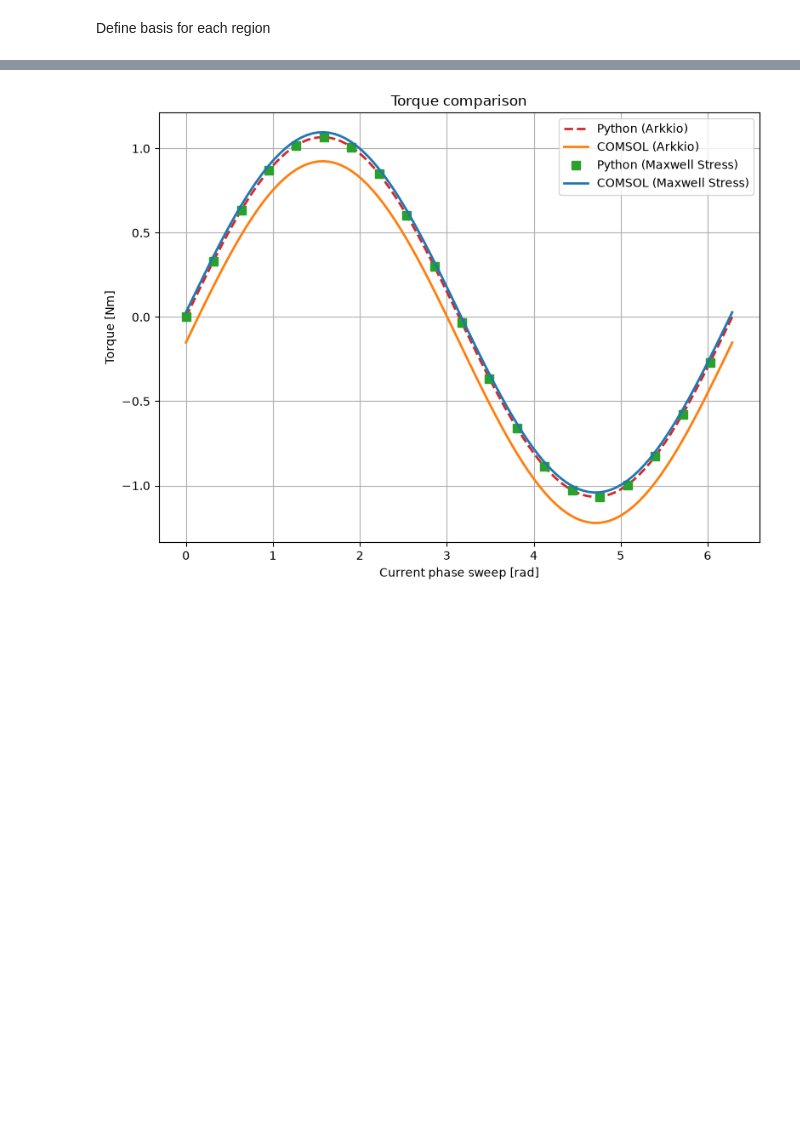
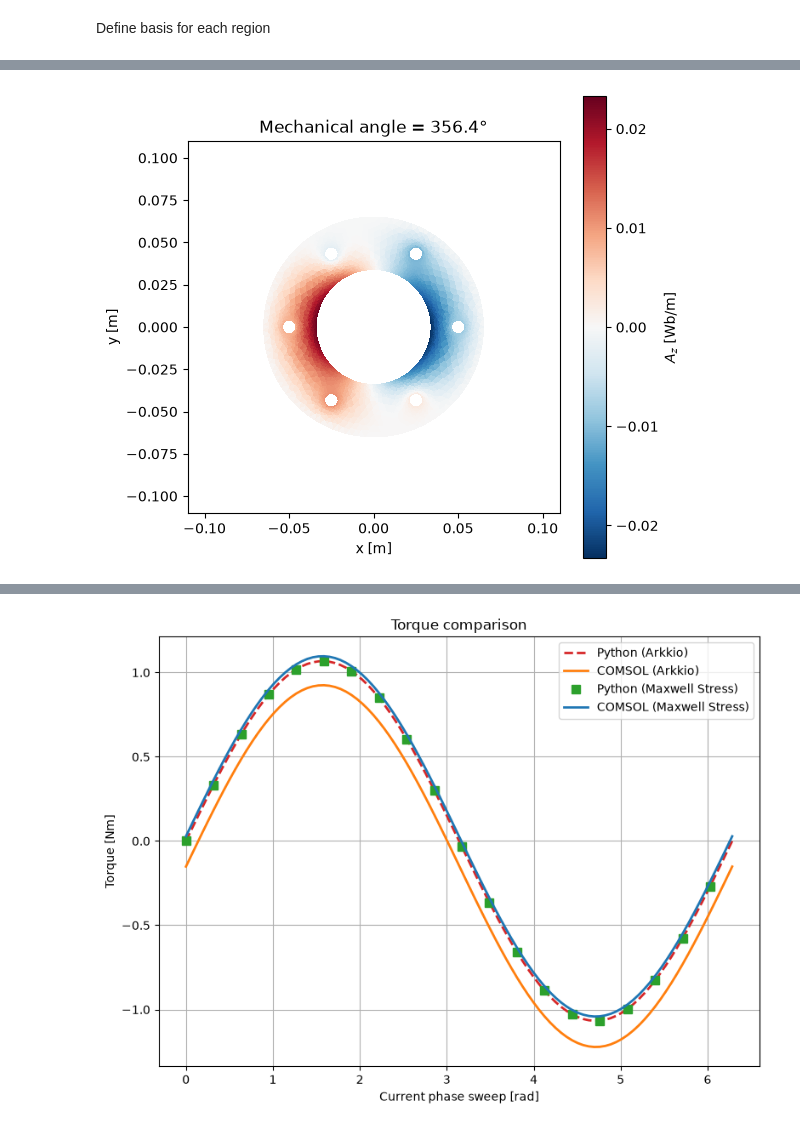
Before and after one commit to VerttiAalto100/computational-electromagnetics, a Jupyter notebook: pmsm-torque-evaluation/pmsm_2d.ipynb, the cells around one changed output, grey strips where cells are left out. Saved outputs shown, nothing was run; the diff lists cells and outputs as text; code cells hidden in the pictures; blank space fills up the shorter version.

```diff
--- a/pmsm-torque-evaluation/pmsm_2d.ipynb
+++ b/pmsm-torque-evaluation/pmsm_2d.ipynb
@@ -47,8 +47,7 @@ basis_stator_yoke = basis.with_elements(mesh.subdomains["StatorYoke"])
 basis_air_box = basis.with_elements(mesh.subdomains["AirBox"])
 basis_air_gap = basis.with_elements(mesh.subdomains["AirGap"])
 
-basis_magnet_N = basis.with_elements(mesh.subdomains["Magnet_N"])
-basis_magnet_S = basis.with_elements(mesh.subdomains["Magnet_S"])
+basis_magnet = basis.with_elements(mesh.subdomains["Magnet"])
 
 from skfem import FacetBasis
 
@@ -297,0 +288,79 @@ iteration: 100/100
+# %%
+import matplotlib.pyplot as plt
+import matplotlib.tri as mtri
+from matplotlib.animation import FuncAnimation
+
+# --------------------------------------------------
+# Triangulation of stator yoke only
+# --------------------------------------------------
+
+tri_stator = mesh.t[:, basis_stator_yoke.tind].T
+
+triang = mtri.Triangulation(
+    mesh.p[0],
+    mesh.p[1],
+    tri_stator
+)
+
+# --------------------------------------------------
+# Initial Az values
+# --------------------------------------------------
+
+Az0 = Az_all[0]
+
+# Convert nodal solution to triangle vertex values
+Az_tri = Az0[triang.triangles].mean(axis=1)
+
+fig, ax = plt.subplots(figsize=(6,6))
+
+pc = ax.tripcolor(
+    triang,
+    facecolors=Az_tri,
+    shading="flat",
+    cmap="RdBu_r"
+)
+
+cbar = fig.colorbar(pc, ax=ax)
+cbar.set_label(r"$A_z$ [Wb/m]")
+
+ax.set_aspect("equal")
+ax.set_xlabel("x [m]")
+ax.set_ylabel("y [m]")
+
+title = ax.set_title("")
+
+# --------------------------------------------------
+# Animation
+# --------------------------------------------------
+
+def update(frame):
+
+    Az = Az_all[frame]
+
+    Az_tri = Az[triang.triangles].mean(axis=1)
+
+    pc.set_array(Az_tri)
+
+    title.set_text(
+        f"Mechanical angle = {np.degrees(mechanical_angles[frame]):.1f}°"
+    )
+
+    return pc,
+
+ani = FuncAnimation(
+    fig,
+    update,
+    frames=len(Az_all),
+    interval=80,
+    repeat=True,
+)
+
+ani.save(
+    "animation_rotating_az_stator.gif",
+    writer="pillow",
+    fps=10,
+)
+
+plt.show()
+# %% [output]
+[figure, added]
```
Also changed, not shown: parts of 8 cells of this notebook, 4 other files.
